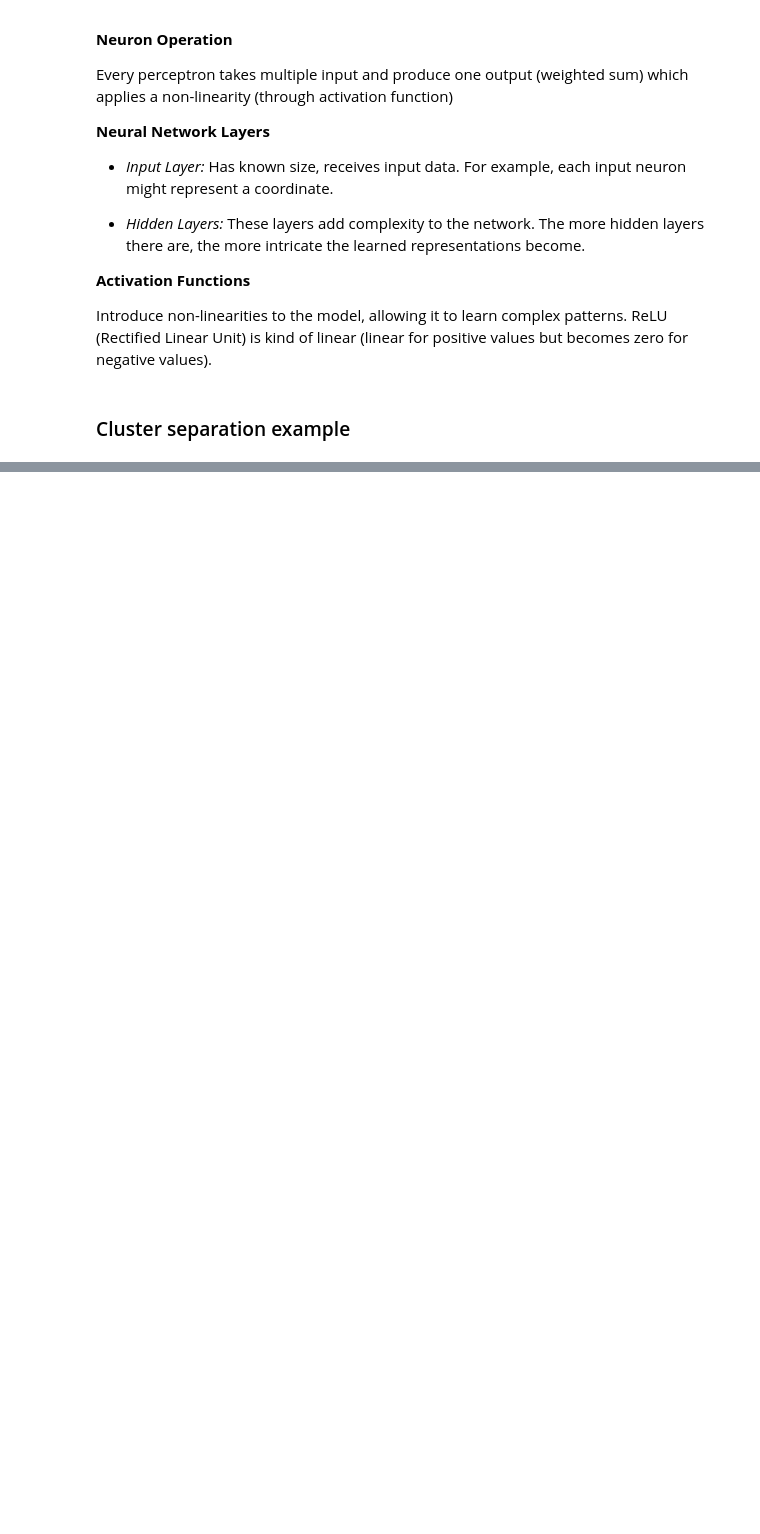
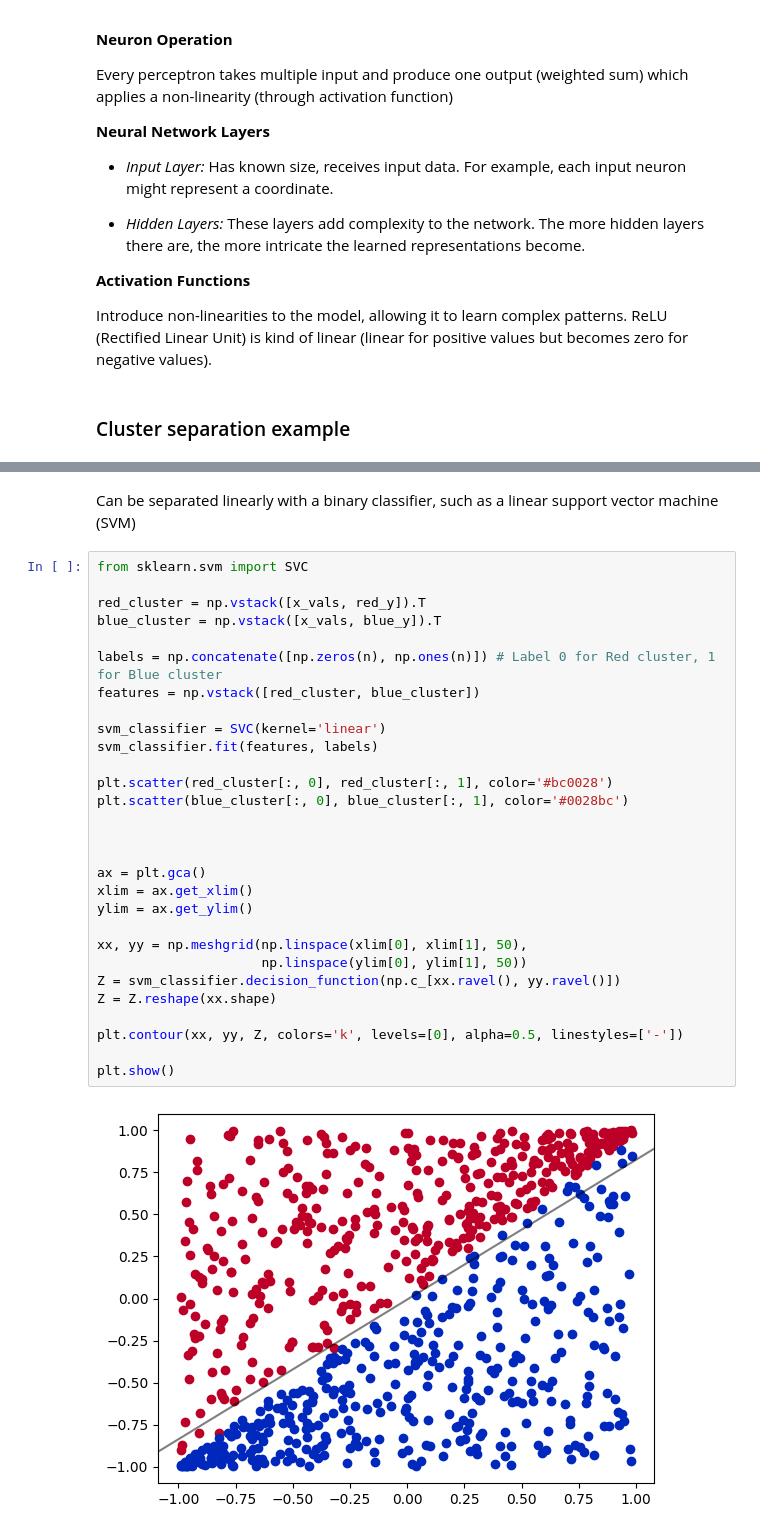
Before and after one commit to wlinds/ITHS-AI22-TF, a Jupyter notebook: Notes/lec1.ipynb, the cells around one changed output, grey strips where cells are left out. Saved outputs shown, nothing was run; the diff lists cells and outputs as text; blank space fills up the shorter version.

```diff
--- a/Notes/lec1.ipynb
+++ b/Notes/lec1.ipynb
@@ -245 +133,34 @@ plt.show()
+# %% [markdown]
+Can be separated linearly with a binary classifier, such as a linear support vector machine (SVM)
+# %%
+from sklearn.svm import SVC
+
+red_cluster = np.vstack([x_vals, red_y]).T
+blue_cluster = np.vstack([x_vals, blue_y]).T
+
+labels = np.concatenate([np.zeros(n), np.ones(n)]) # Label 0 for Red cluster, 1 for Blue cluster
+features = np.vstack([red_cluster, blue_cluster])
+
+svm_classifier = SVC(kernel='linear')
+svm_classifier.fit(features, labels)
+
+plt.scatter(red_cluster[:, 0], red_cluster[:, 1], color='#bc0028')
+plt.scatter(blue_cluster[:, 0], blue_cluster[:, 1], color='#0028bc')
+
+
+
+ax = plt.gca()
+xlim = ax.get_xlim()
+ylim = ax.get_ylim()
+
+xx, yy = np.meshgrid(np.linspace(xlim[0], xlim[1], 50),
+                     np.linspace(ylim[0], ylim[1], 50))
+Z = svm_classifier.decision_function(np.c_[xx.ravel(), yy.ravel()])
+Z = Z.reshape(xx.shape)
+
+plt.contour(xx, yy, Z, colors='k', levels=[0], alpha=0.5, linestyles=['-'])
+
+plt.show()
+# %% [output]
+[figure, added]
 # %%
```
Also changed, not shown: parts of 17 cells of this notebook.
